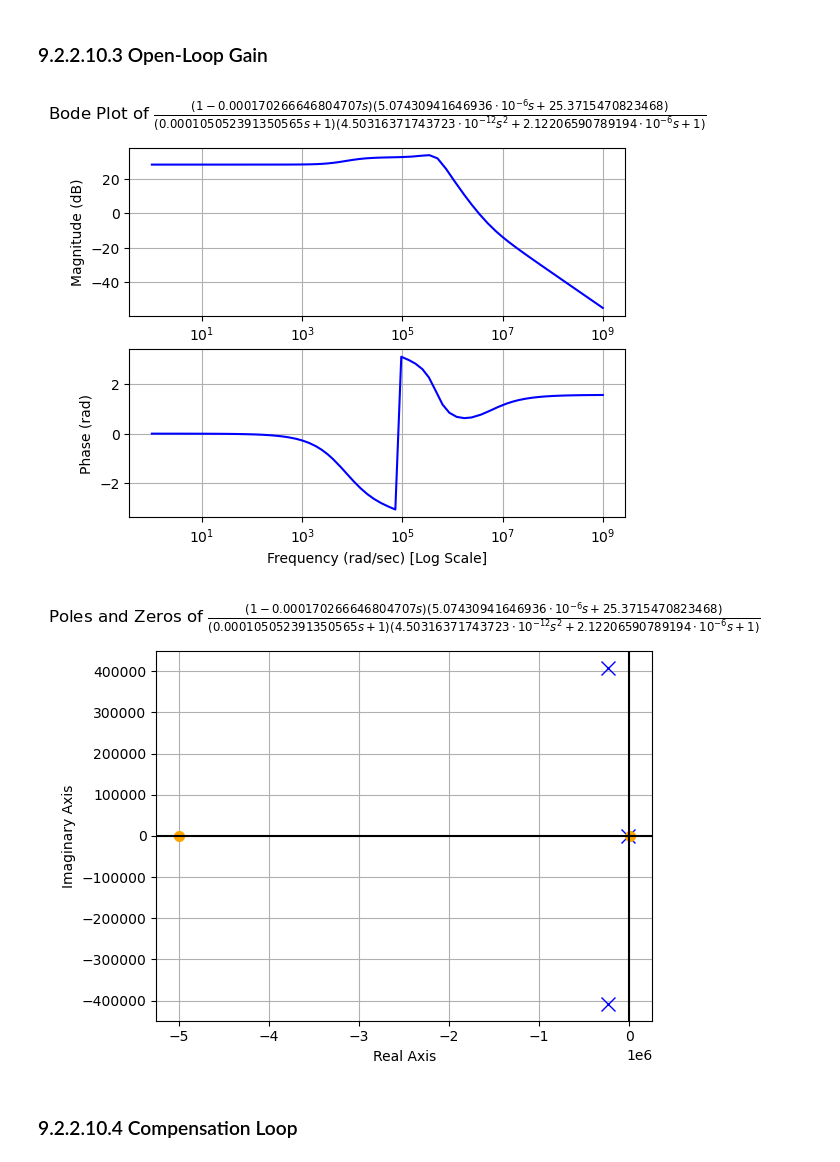
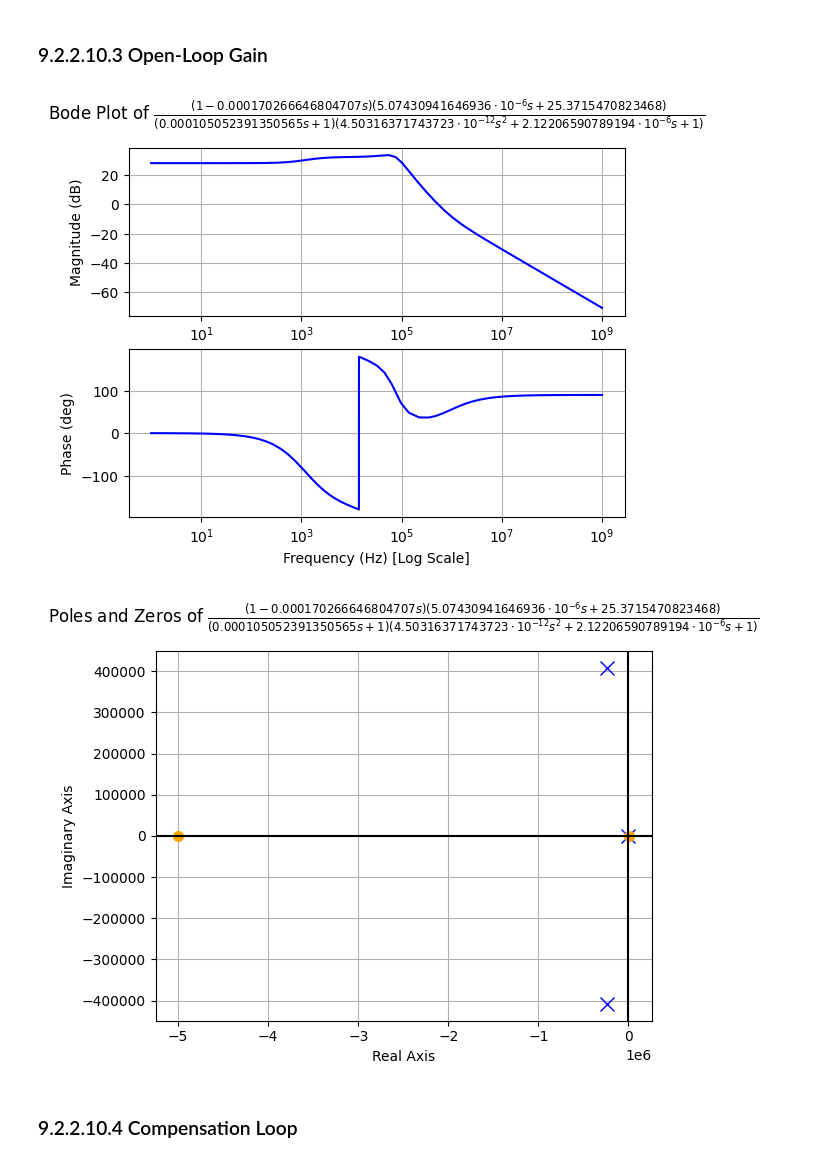
Before and after one commit to odevincenti/E4-TPF-G2, a Jupyter notebook: Scripts/Closed_Loop.ipynb, the cells around one changed output. Cells and saved outputs as stored; diff of their text form; code cells hidden in the pictures.

```diff
--- a/Scripts/Closed_Loop.ipynb
+++ b/Scripts/Closed_Loop.ipynb
@@ -120,20 +120,20 @@ Qp = 1/(pi * (Mc * (1-D) - 0.5))
 # %%
 import sympy as sp
 #from sympy.plotting import plot
 from sympy.physics.control.lti import TransferFunction as TF
 from sympy.physics.control.control_plots import bode_plot,pole_zero_plot
 
 s = sp.symbols('s',complex=True)
 Hopen = Go * (1+s/wESRz)*(1-s/wRHPz)/(1+s/wp1)/(1+s/(wp2*Qp)+(s**2)/(wp2**2))
 tf = TF(*Hopen.as_numer_denom(),s)
-bode_plot(tf,0,9)
+bode_plot(tf, 0, 9, freq_unit="Hz", phase_unit="deg")
 pole_zero_plot(tf)
 
 # bode_plot(TF(Hopen.as_numer_denom(),s))
 #sp.plotting.plot(Hopen, (s,1,1e9))
 # %% [output]
-[figure, old version]
+[figure, new version]
-[figure, old version]
+[figure, new version]
 # %% [markdown]
 ### 9.2.2.10.4 Compensation Loop
 # %%
```
Also changed, not shown: parts of 1 cell of this notebook, 2 other files.
